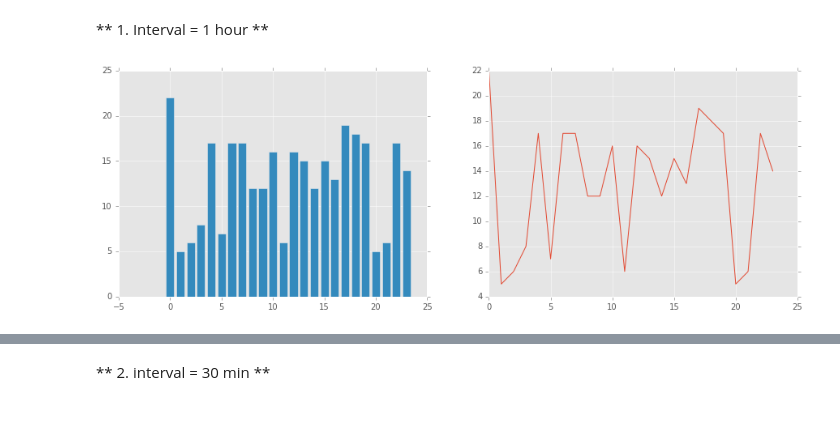
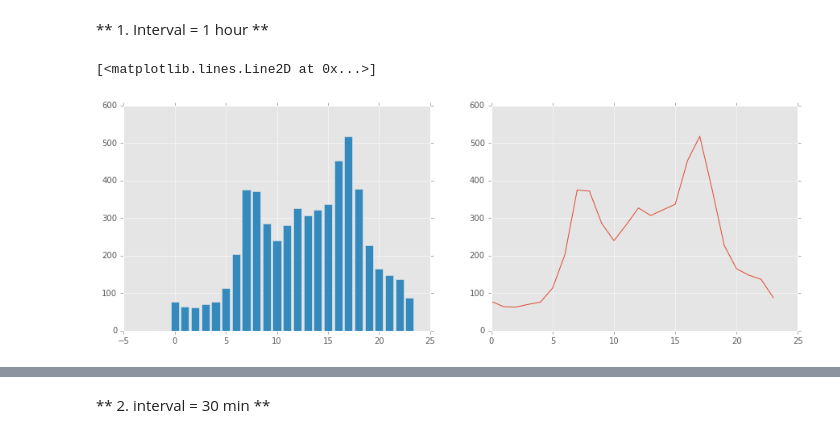
Before and after one commit to evxu/road-safety-project, a Jupyter notebook: Data_Exploration_3.ipynb, the cells around one changed output, grey strips where cells are left out. Drawn from its saved outputs; the diff is of its cells as text; code cells hidden in the pictures.

```diff
--- a/Data_Exploration_3.ipynb
+++ b/Data_Exploration_3.ipynb
@@ -785,24 +785,25 @@ plt.savefig('image/accident_num_highways_weekday_allyear.eps',format="eps",trans
 # %%
 df = pd.read_csv('data2/Accidents_2014.csv',low_memory=False)
 times = df['Time'].values
 n = len(times)
 hour = pd.Series([0]*n)
 i = 0
 for t in times:
     h = t.split(':')[0]
     hour[i] = h
     i+=1
 hours = hour.value_counts()
-hours = hour.reindex(range(24))
+hours = hours.reindex(range(24))
 plt.figure(figsize = (15,5))
 plt.subplot(1,2,1)
 plt.bar(hours.index, hours.values,align = 'center')
 #plt.title('the number of accident in each hour in a day in 2014')
 plt.subplot(1,2,2)
 plt.plot(hours.index, hours.values)
 #plt.savefig('image/accident_num_highways_hour_2014.eps',format="eps",transparent=True, bbox_inches='tight', pad_inches=0.1)
 # %% [output]
+[<matplotlib.lines.Line2D at 0x...>]
-[figure, old version]
+[figure, new version]
 # %%
 years = ['2009', '2010', '2011', '2012', '2013', '2014', '2015']
 nfig = 1
```
Also changed, not shown: parts of 8 cells of this notebook, 43 other files.
